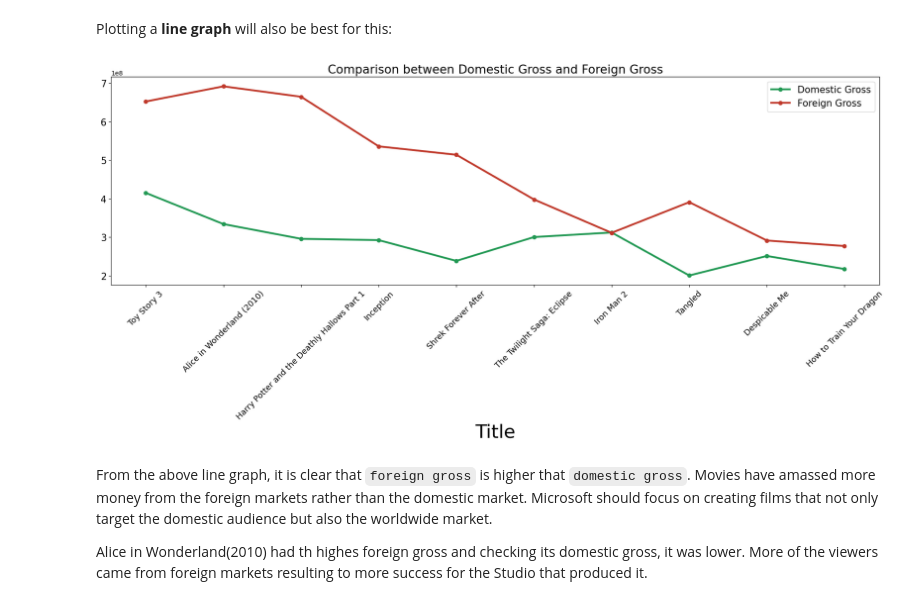
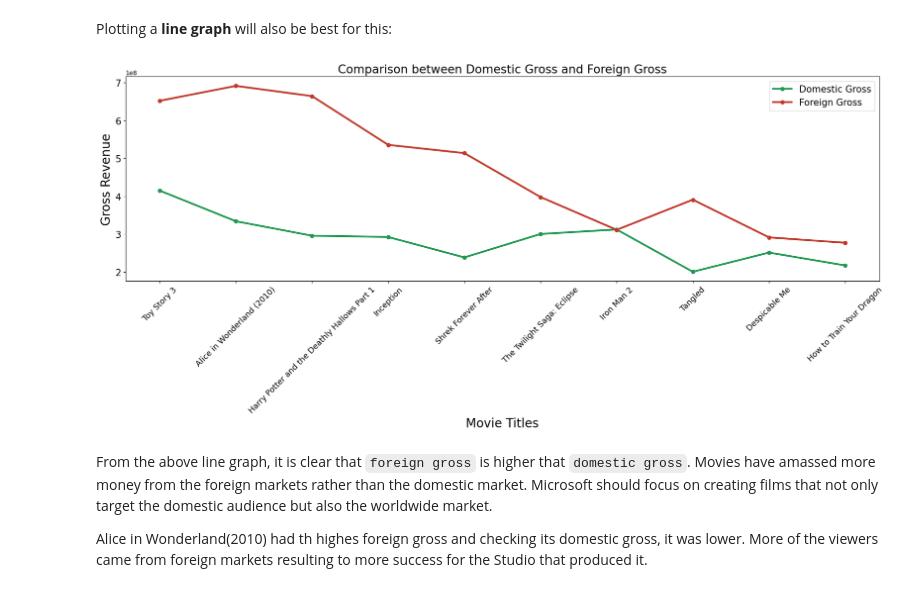
Before and after one commit to brandonbush2/Microsoft-Movie-Studio-Project, a Jupyter notebook: Microsoft Movie Studio .ipynb, the cells around one changed output. Cells and saved outputs as stored; diff of their text form; code cells hidden in the pictures.

```diff
--- a/Microsoft Movie Studio .ipynb
+++ b/Microsoft Movie Studio .ipynb
@@ -788,28 +788,30 @@ Plotting a **line graph** will also be best for this:
 # %%
 #plotting
 fig, ax = plt.subplots(figsize = (22,6))
 
 #declaring first 10 sample data
 data4 = bom_movies.head(10)
 
 #declaring x and y axis
 x = data4['title']
 y1 = data4['domestic_gross']
 y2 = data4['foreign_gross']
 
 #labelling axis and title
-ax.set_xlabel('Title',size = 30 )
+ax.set_xlabel('Movie Titles',size = 20 )
+ax.set_ylabel('Gross Revenue',size = 20 )
+
 ax.set_title('Comparison between Domestic Gross and Foreign Gross', size = 19)
 
 #plotting
 ax.plot(x,y1, color = '#229954', ls='-', lw = 3, marker = 'o', label = 'Domestic Gross');
 ax.plot(x,y2, color = '#C0392B', ls='-', lw = 3, marker = 'o', label = 'Foreign Gross')
 plt.xticks(rotation=45, size = 13)
 plt.yticks(size = 15)
 
 ax.legend(prop={'size': 15});
 # %% [output]
-[figure, old version]
+[figure, new version]
 # %% [markdown]
 From the above line graph, it is clear that `foreign gross` is higher that `domestic gross`. Movies have amassed more money from the foreign markets rather than the domestic market.
 Microsoft should focus on creating films that not only target the domestic audience but also the worldwide market.
```
Also changed, not shown: parts of 1 cell of this notebook.
